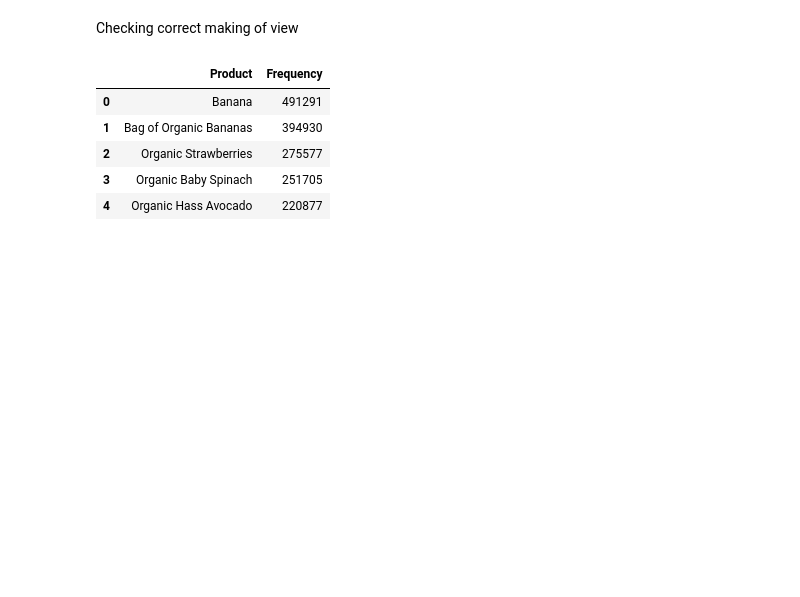
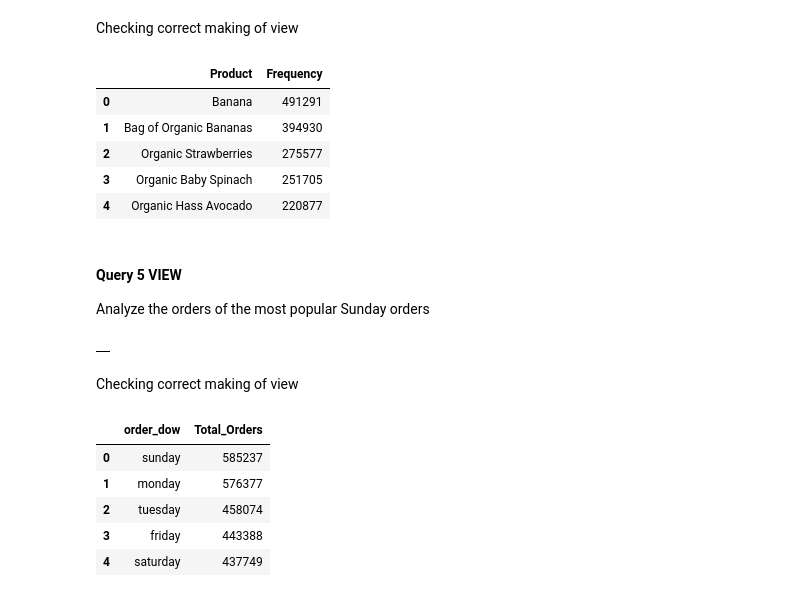
Before and after one commit to anarod1711/Bme-ase, a Jupyter notebook: instacart_analysis.ipynb, the cells around one changed output. Drawn from its saved outputs; the diff is of its cells as text; code cells hidden in the pictures; blank space fills up the shorter version.

Commit message:
Updated queries and views

```diff
--- a/instacart_analysis.ipynb
+++ b/instacart_analysis.ipynb
@@ -201,3 +284,40 @@ LIMIT 5
 | 2 | Organic Strawberries | 275577 |
 | 3 | Organic Baby Spinach | 251705 |
 | 4 | Organic Hass Avocado | 220877 |
+# %% [markdown]
+#### Query 5 VIEW
+Analyze the orders of the most popular Sunday orders
+# %%
+%%bigquery
+CREATE OR REPLACE VIEW instacart_modeled.v_Sunday_Orders AS
+   ( SELECT os.order_dow, count(distinct op.order_id) as Total_Orders
+  FROM
+    (SELECT order_id
+    FROM `responsive-cab-267123.instacart_modeled.Orders`
+    GROUP BY order_id) us
+  RIGHT OUTER JOIN `responsive-cab-267123.instacart_modeled.Orders_Beam_DF` os
+  ON us.order_id=os.order_id
+RIGHT OUTER JOIN `responsive-cab-267123.instacart_modeled.Order_Products` op
+ON us.order_id=op.order_id
+RIGHT OUTER JOIN `responsive-cab-267123.instacart_modeled.Products` p
+ON op.product_id=p.product_id
+WHERE os.order_dow IS NOT NULL
+GROUP BY os.order_dow
+ORDER BY Total_Orders desc)
+# %% [output]
+|  |
+# %% [markdown]
+Checking correct making of view
+# %%
+%%bigquery
+SELECT *
+FROM instacart_modeled.v_Sunday_Orders
+ORDER BY Total_Orders DESC
+LIMIT 5
+# %% [output]
+|  | order_dow | Total_Orders |
+| 0 | sunday | 585237 |
+| 1 | monday | 576377 |
+| 2 | tuesday | 458074 |
+| 3 | friday | 443388 |
+| 4 | saturday | 437749 |
```
Also changed, not shown: parts of 9 cells of this notebook.
